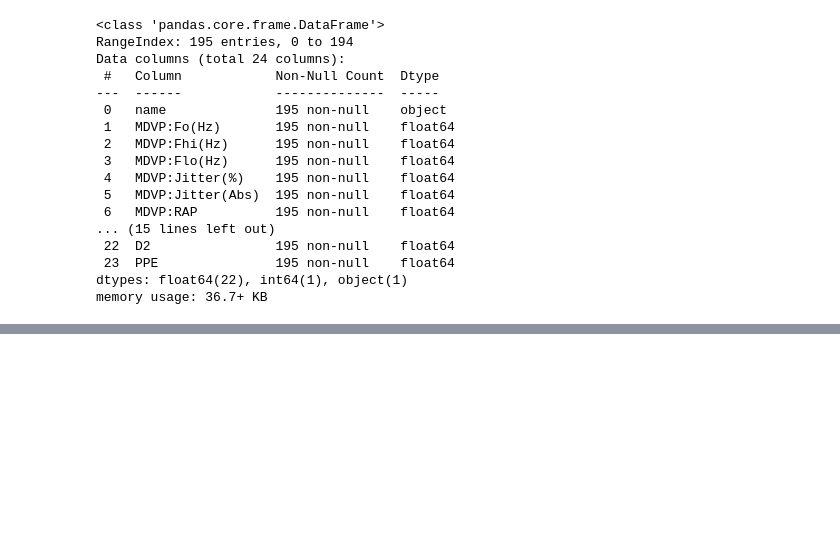
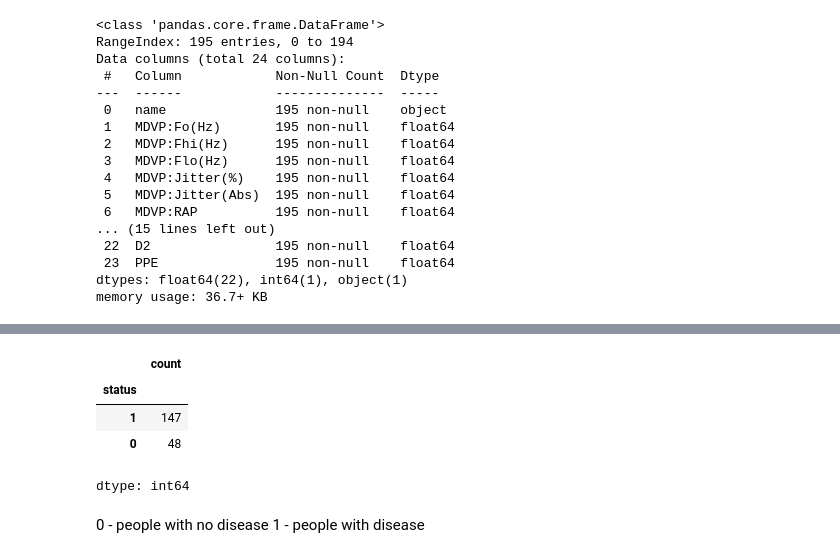
Before and after one commit to RyanRanjith/Parkinson_disease_Prediction, a Jupyter notebook: Parkinson's_Detection.ipynb, the cells around one changed output, grey strips where cells are left out. Saved outputs shown, nothing was run; the diff lists cells and outputs as text; code cells hidden in the pictures; blank space fills up the shorter version.

```diff
--- a/Parkinson's_Detection.ipynb
+++ b/Parkinson's_Detection.ipynb
@@ -53,0 +90,12 @@ memory usage: 36.7+ KB
+# %%
+ # distribution of target variable
+parkinsons_data['status'].value_counts()
+# %% [output]
+|  | count |
+| status |  |
+| 1 | 147 |
+| 0 | 48 |
+dtype: int64
+# %% [markdown]
+0 - people with no disease
+1 - people with disease
```
Also changed, not shown: parts of 22 cells of this notebook.
